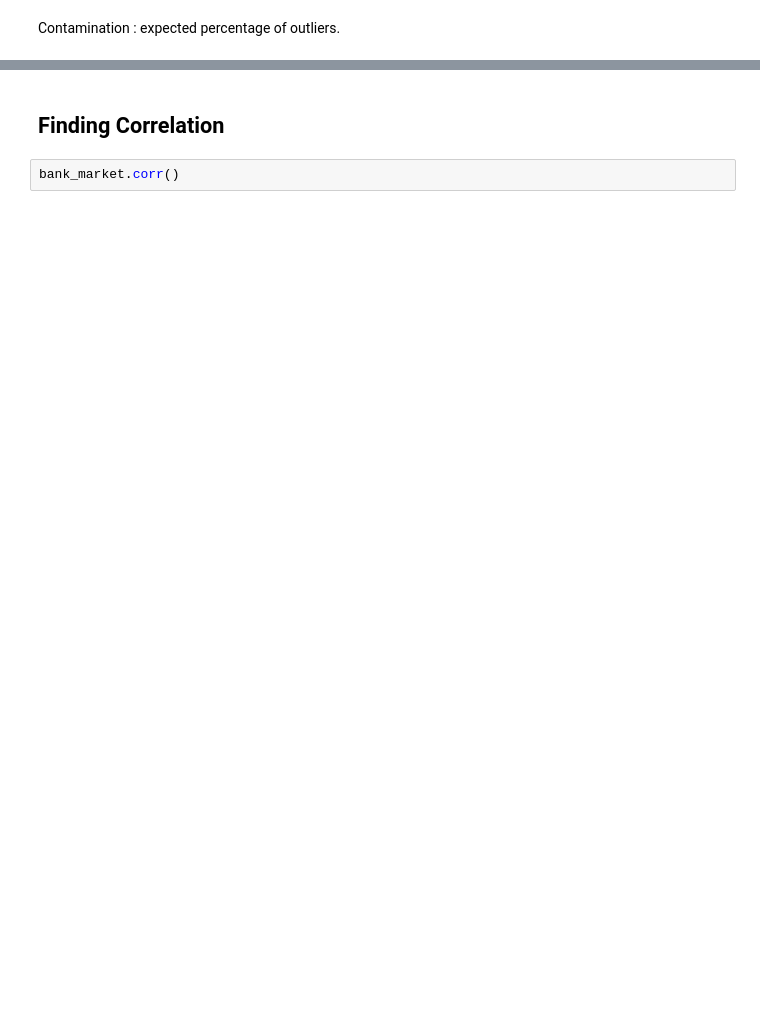
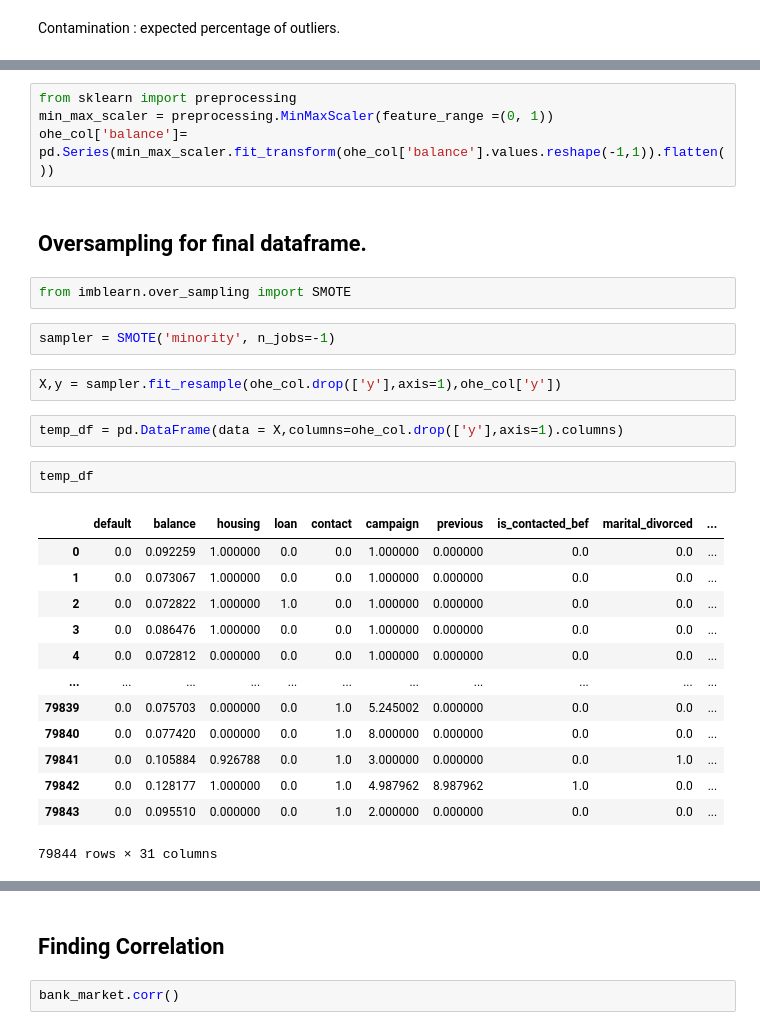
Before and after one commit to 15021996/Bank-Marketing-Effectiveness-Prediction, a Jupyter notebook: Soumya_Bank_Marketing_Effectiveness_Prediction_Capstone_Project_3.ipynb, the cells around one changed output, grey strips where cells are left out. Saved outputs shown, nothing was run; the diff lists cells and outputs as text; blank space fills up the shorter version.

```diff
--- a/Soumya_Bank_Marketing_Effectiveness_Prediction_Capstone_Project_3.ipynb
+++ b/Soumya_Bank_Marketing_Effectiveness_Prediction_Capstone_Project_3.ipynb
@@ -348,0 +430,30 @@ final_data.y.value_counts()
+# %%
+from sklearn import preprocessing
+min_max_scaler = preprocessing.MinMaxScaler(feature_range =(0, 1))
+ohe_col['balance']= pd.Series(min_max_scaler.fit_transform(ohe_col['balance'].values.reshape(-1,1)).flatten())
+# %% [markdown]
+## Oversampling for final dataframe.
+# %%
+from imblearn.over_sampling import SMOTE
+# %%
+sampler = SMOTE('minority', n_jobs=-1)
+# %%
+X,y = sampler.fit_resample(ohe_col.drop(['y'],axis=1),ohe_col['y'])
+# %%
+temp_df = pd.DataFrame(data = X,columns=ohe_col.drop(['y'],axis=1).columns)
+# %%
+temp_df
+# %% [output]
+|  | default | balance | housing | loan | contact | campaign | previous | is_contacted_bef | marital_divorced | ... |
+| 0 | 0.0 | 0.092259 | 1.000000 | 0.0 | 0.0 | 1.000000 | 0.000000 | 0.0 | 0.0 | ... |
+| 1 | 0.0 | 0.073067 | 1.000000 | 0.0 | 0.0 | 1.000000 | 0.000000 | 0.0 | 0.0 | ... |
+| 2 | 0.0 | 0.072822 | 1.000000 | 1.0 | 0.0 | 1.000000 | 0.000000 | 0.0 | 0.0 | ... |
+| 3 | 0.0 | 0.086476 | 1.000000 | 0.0 | 0.0 | 1.000000 | 0.000000 | 0.0 | 0.0 | ... |
+| 4 | 0.0 | 0.072812 | 0.000000 | 0.0 | 0.0 | 1.000000 | 0.000000 | 0.0 | 0.0 | ... |
+| ... | ... | ... | ... | ... | ... | ... | ... | ... | ... | ... |
+| 79839 | 0.0 | 0.075703 | 0.000000 | 0.0 | 1.0 | 5.245002 | 0.000000 | 0.0 | 0.0 | ... |
+| 79840 | 0.0 | 0.077420 | 0.000000 | 0.0 | 1.0 | 8.000000 | 0.000000 | 0.0 | 0.0 | ... |
+| 79841 | 0.0 | 0.105884 | 0.926788 | 0.0 | 1.0 | 3.000000 | 0.000000 | 0.0 | 1.0 | ... |
+| 79842 | 0.0 | 0.128177 | 1.000000 | 0.0 | 1.0 | 4.987962 | 8.987962 | 1.0 | 0.0 | ... |
+| 79843 | 0.0 | 0.095510 | 0.000000 | 0.0 | 1.0 | 2.000000 | 0.000000 | 0.0 | 0.0 | ... |
+79844 rows × 31 columns
```
Also changed, not shown: parts of 44 cells of this notebook.
